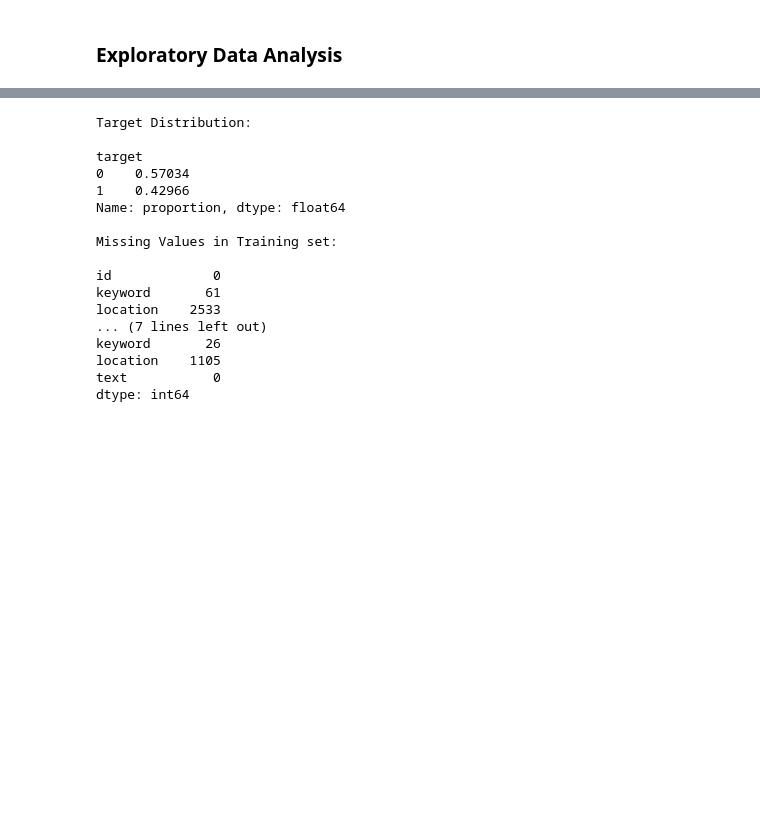
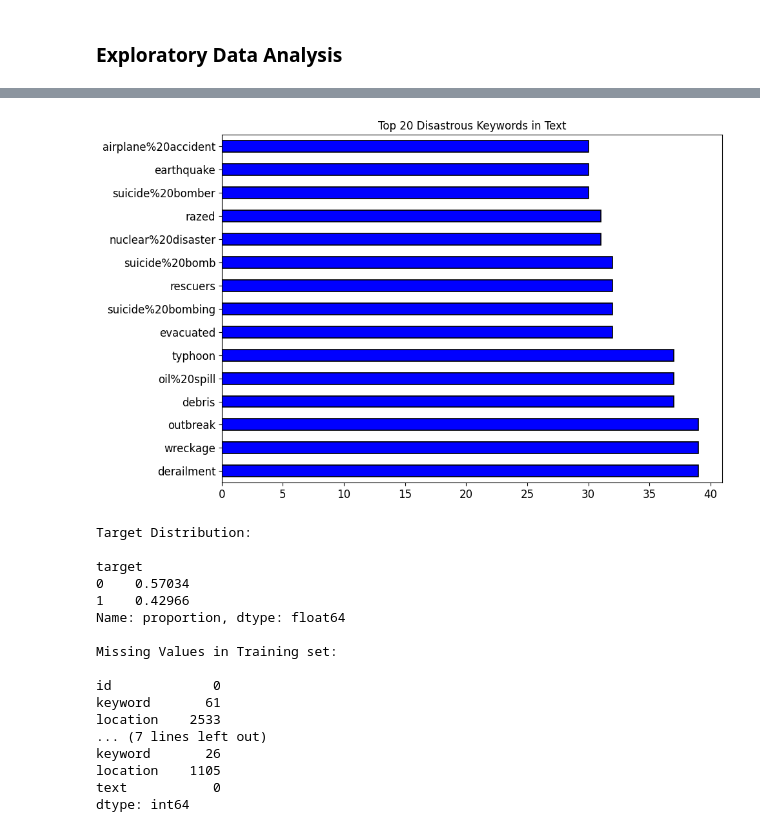
Before and after one commit to sukanyanag/Tweet-Classification-for-Disaster-Detection, a Jupyter notebook: TweetClassificationforDisasterDetection.ipynb, the cells around one changed output, grey strips where cells are left out. Saved outputs shown, nothing was run; the diff lists cells and outputs as text; code cells hidden in the pictures; blank space fills up the shorter version.

```diff
--- a/TweetClassificationforDisasterDetection.ipynb
+++ b/TweetClassificationforDisasterDetection.ipynb
@@ -67,3 +108,10 @@ df_train.head()
+# %%
+# Analysing Top 20  disastrous KeyWords in text .
+plt.figure(figsize=(10,7))
+df_train[df_train['target']==1]['keyword'].value_counts()[:15].plot(kind='barh', fontsize=12,title='Top 20 Disastrous Keywords in Text', color='blue',edgecolor='black', linewidth=1.2)
+plt.show()
+# %% [output]
+[figure, added]
 # %%
 # Summary of the target variable distribution
 target_distribution = df_train['target'].value_counts(normalize=True)
```
Also changed, not shown: parts of 7 cells of this notebook.
